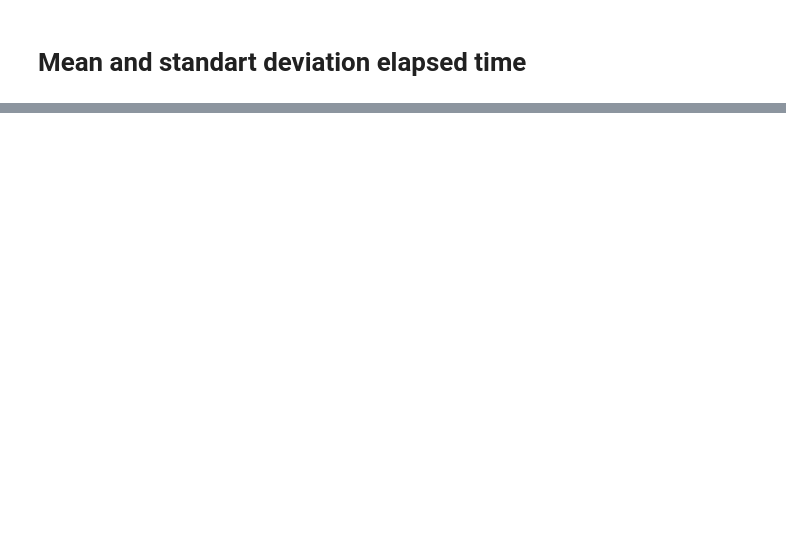
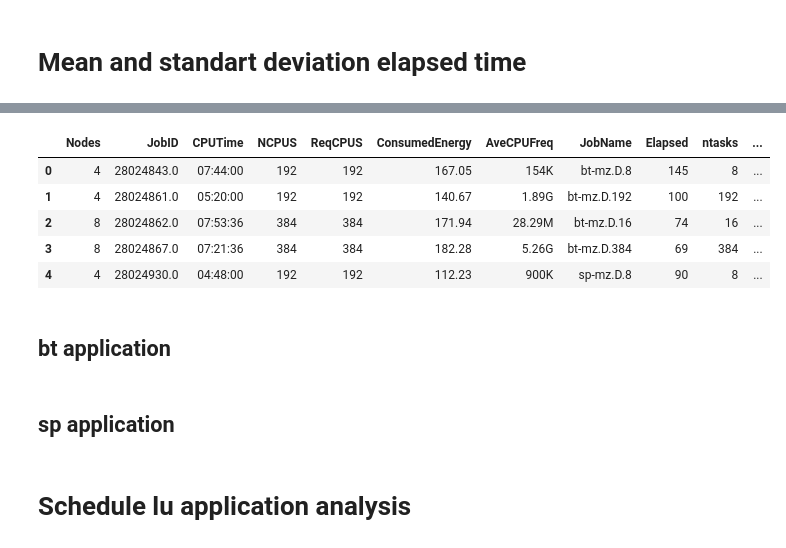
Before and after one commit to 0J0P0/High-Performance-Computing-Project, a Jupyter notebook: plot.ipynb, the cells around one changed output, grey strips where cells are left out. Cells and saved outputs as stored; diff of their text form; code cells hidden in the pictures; blank space fills up the shorter version.

```diff
--- a/plot.ipynb
+++ b/plot.ipynb
@@ -166,0 +468,11 @@ ValueError: could not convert string to float: ''
+# %%
+cost.head()
+# %% [output]
+|  | Nodes | JobID | CPUTime | NCPUS | ReqCPUS | ConsumedEnergy | AveCPUFreq | JobName | Elapsed | ntasks | ... |
+| 0 | 4 | 28024843.0 | 07:44:00 | 192 | 192 | 167.05 | 154K | bt-mz.D.8 | 145 | 8 | ... |
+| 1 | 4 | 28024861.0 | 05:20:00 | 192 | 192 | 140.67 | 1.89G | bt-mz.D.192 | 100 | 192 | ... |
+| 2 | 8 | 28024862.0 | 07:53:36 | 384 | 384 | 171.94 | 28.29M | bt-mz.D.16 | 74 | 16 | ... |
+| 3 | 8 | 28024867.0 | 07:21:36 | 384 | 384 | 182.28 | 5.26G | bt-mz.D.384 | 69 | 384 | ... |
+| 4 | 4 | 28024930.0 | 04:48:00 | 192 | 192 | 112.23 | 900K | sp-mz.D.8 | 90 | 8 | ... |
+# %% [markdown]
+## bt application
@@ -166,0 +494,2 @@ ValueError: could not convert string to float: ''
+# %% [markdown]
+## sp application
@@ -166,0 +511,2 @@ ValueError: could not convert string to float: ''
+# %% [markdown]
+# Schedule lu application analysis
```
Also changed, not shown: parts of 59 cells of this notebook, 7 other files.
